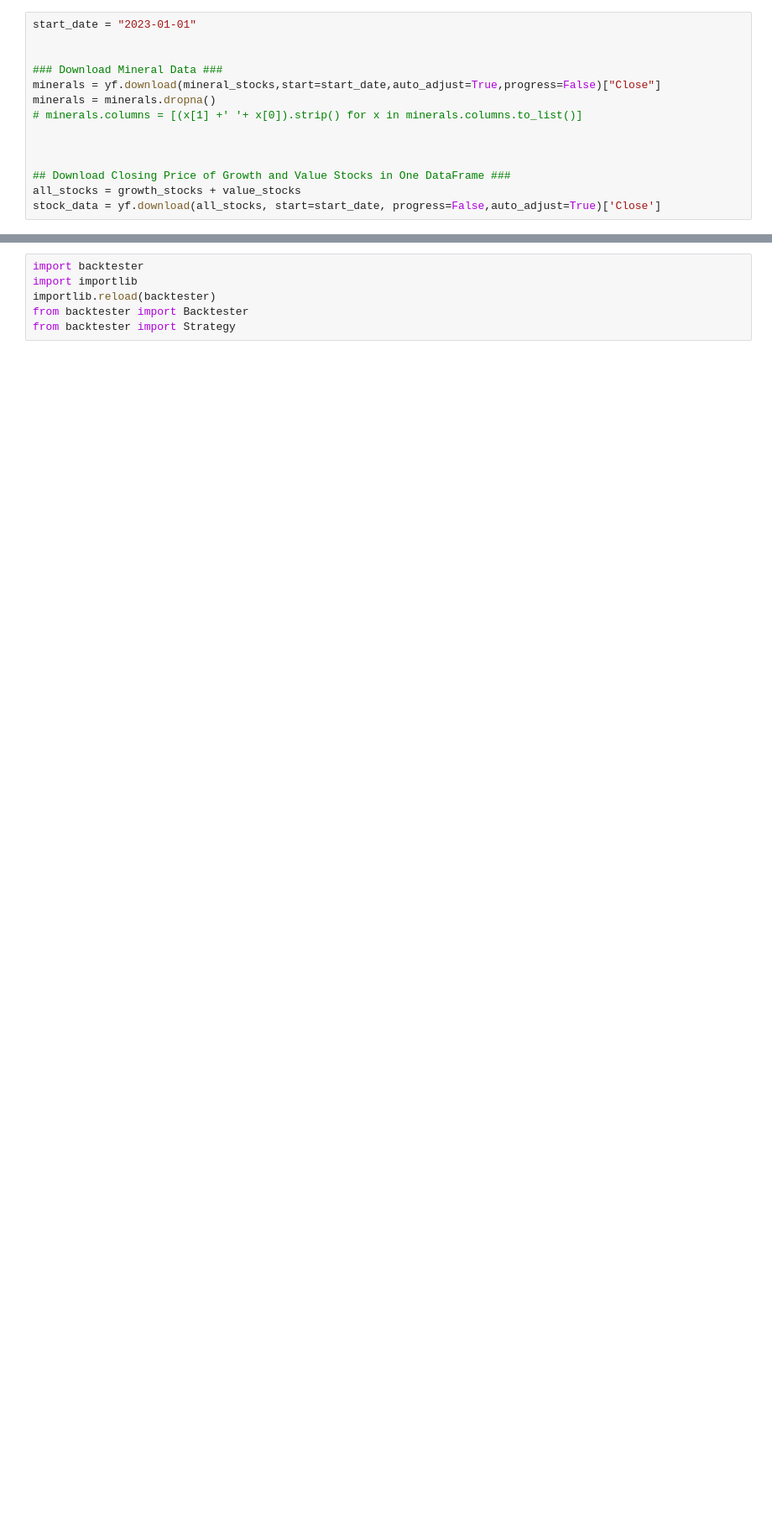
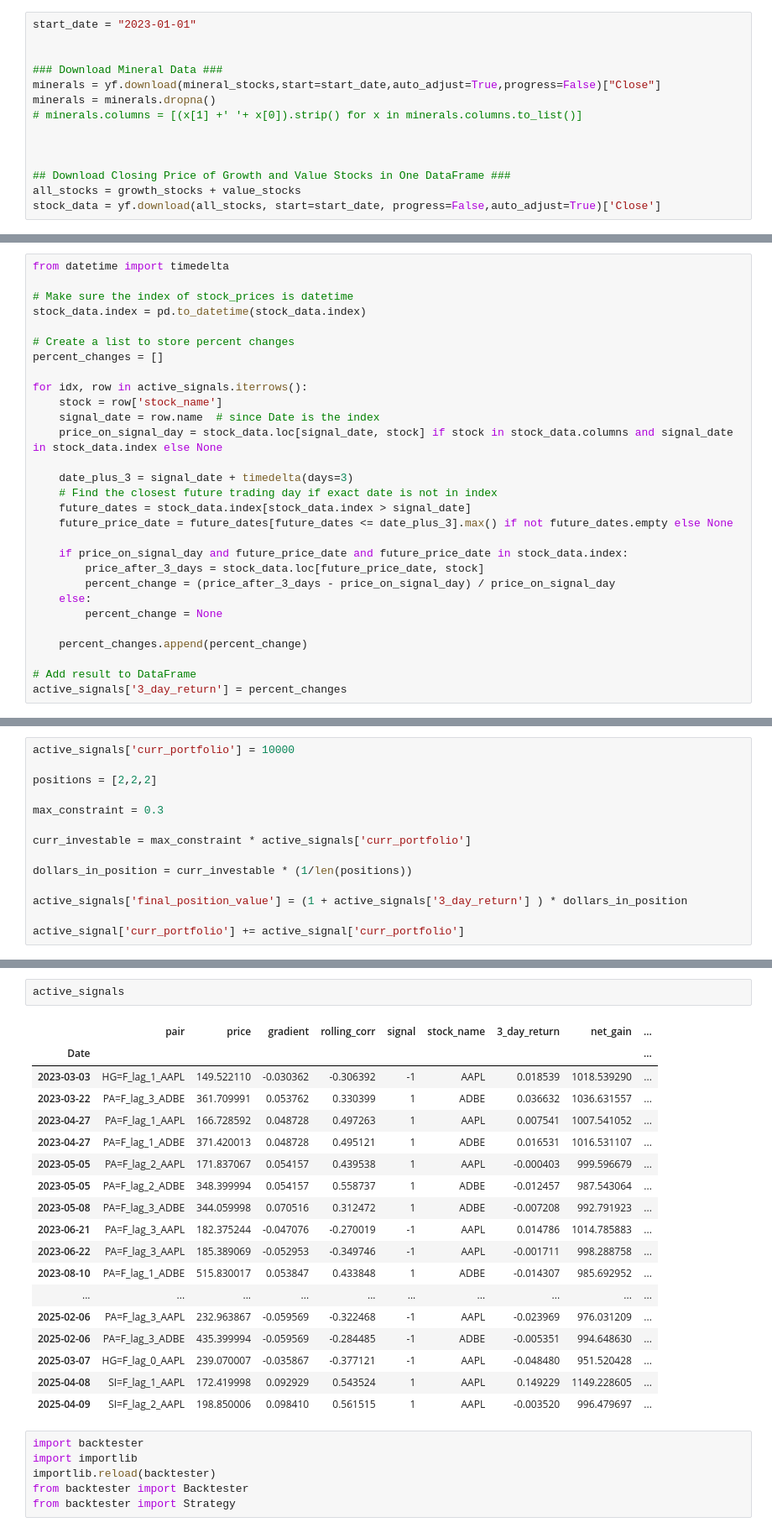
Before and after one commit to GeronimoBWalker/commodity, a Jupyter notebook: Backtest/signals.ipynb, the cells around one changed output, grey strips where cells are left out. Shown at 84% size. Cells and saved outputs as stored; diff of their text form; blank space fills up the shorter version.

```diff
--- a/Backtest/signals.ipynb
+++ b/Backtest/signals.ipynb
@@ -266,0 +356,29 @@ signals = detect_signals_from_top_pairs(top_3_per_day,features)
+# %%
+from datetime import timedelta
+
+# Make sure the index of stock_prices is datetime
+stock_data.index = pd.to_datetime(stock_data.index)
+
+# Create a list to store percent changes
+percent_changes = []
+
+for idx, row in active_signals.iterrows():
+    stock = row['stock_name']
+    signal_date = row.name  # since Date is the index
+    price_on_signal_day = stock_data.loc[signal_date, stock] if stock in stock_data.columns and signal_date in stock_data.index else None
+
+    date_plus_3 = signal_date + timedelta(days=3)
+    # Find the closest future trading day if exact date is not in index
+    future_dates = stock_data.index[stock_data.index > signal_date]
+    future_price_date = future_dates[future_dates <= date_plus_3].max() if not future_dates.empty else None
+
+    if price_on_signal_day and future_price_date and future_price_date in stock_data.index:
+        price_after_3_days = stock_data.loc[future_price_date, stock]
+        percent_change = (price_after_3_days - price_on_signal_day) / price_on_signal_day
+    else:
+        percent_change = None
+
+    percent_changes.append(percent_change)
+
+# Add result to DataFrame
+active_signals['3_day_return'] = percent_changes
@@ -266,0 +391,14 @@ signals = detect_signals_from_top_pairs(top_3_per_day,features)
+# %%
+active_signals['curr_portfolio'] = 10000
+
+positions = [2,2,2]
+
+max_constraint = 0.3
+
+curr_investable = max_constraint * active_signals['curr_portfolio']
+
+dollars_in_position = curr_investable * (1/len(positions))
+
+active_signals['final_position_value'] = (1 + active_signals['3_day_return'] ) * dollars_in_position
+
+active_signal['curr_portfolio'] += active_signal['curr_portfolio']
@@ -267,3 +417,24 @@ signals = detect_signals_from_top_pairs(top_3_per_day,features)
+# %%
+active_signals
+# %% [output]
+|  | pair | price | gradient | rolling_corr | signal | stock_name | 3_day_return | net_gain | ... |
+| Date |  |  |  |  |  |  |  |  | ... |
+| 2023-03-03 | HG=F_lag_1_AAPL | 149.522110 | -0.030362 | -0.306392 | -1 | AAPL | 0.018539 | 1018.539290 | ... |
+| 2023-03-22 | PA=F_lag_3_ADBE | 361.709991 | 0.053762 | 0.330399 | 1 | ADBE | 0.036632 | 1036.631557 | ... |
+| 2023-04-27 | PA=F_lag_1_AAPL | 166.728592 | 0.048728 | 0.497263 | 1 | AAPL | 0.007541 | 1007.541052 | ... |
+| 2023-04-27 | PA=F_lag_1_ADBE | 371.420013 | 0.048728 | 0.495121 | 1 | ADBE | 0.016531 | 1016.531107 | ... |
+| 2023-05-05 | PA=F_lag_2_AAPL | 171.837067 | 0.054157 | 0.439538 | 1 | AAPL | -0.000403 | 999.596679 | ... |
+| 2023-05-05 | PA=F_lag_2_ADBE | 348.399994 | 0.054157 | 0.558737 | 1 | ADBE | -0.012457 | 987.543064 | ... |
+| 2023-05-08 | PA=F_lag_3_ADBE | 344.059998 | 0.070516 | 0.312472 | 1 | ADBE | -0.007208 | 992.791923 | ... |
+| 2023-06-21 | PA=F_lag_3_AAPL | 182.375244 | -0.047076 | -0.270019 | -1 | AAPL | 0.014786 | 1014.785883 | ... |
+| 2023-06-22 | PA=F_lag_3_AAPL | 185.389069 | -0.052953 | -0.349746 | -1 | AAPL | -0.001711 | 998.288758 | ... |
+| 2023-08-10 | PA=F_lag_1_ADBE | 515.830017 | 0.053847 | 0.433848 | 1 | ADBE | -0.014307 | 985.692952 | ... |
+| ... | ... | ... | ... | ... | ... | ... | ... | ... | ... |
+| 2025-02-06 | PA=F_lag_3_AAPL | 232.963867 | -0.059569 | -0.322468 | -1 | AAPL | -0.023969 | 976.031209 | ... |
+| 2025-02-06 | PA=F_lag_3_ADBE | 435.399994 | -0.059569 | -0.284485 | -1 | ADBE | -0.005351 | 994.648630 | ... |
+| 2025-03-07 | HG=F_lag_0_AAPL | 239.070007 | -0.035867 | -0.377121 | -1 | AAPL | -0.048480 | 951.520428 | ... |
+| 2025-04-08 | SI=F_lag_1_AAPL | 172.419998 | 0.092929 | 0.543524 | 1 | AAPL | 0.149229 | 1149.228605 | ... |
+| 2025-04-09 | SI=F_lag_2_AAPL | 198.850006 | 0.098410 | 0.561515 | 1 | AAPL | -0.003520 | 996.479697 | ... |
 # %%
 import backtester
 import importlib
```
Also changed, not shown: parts of 18 cells of this notebook, 2 other files.
